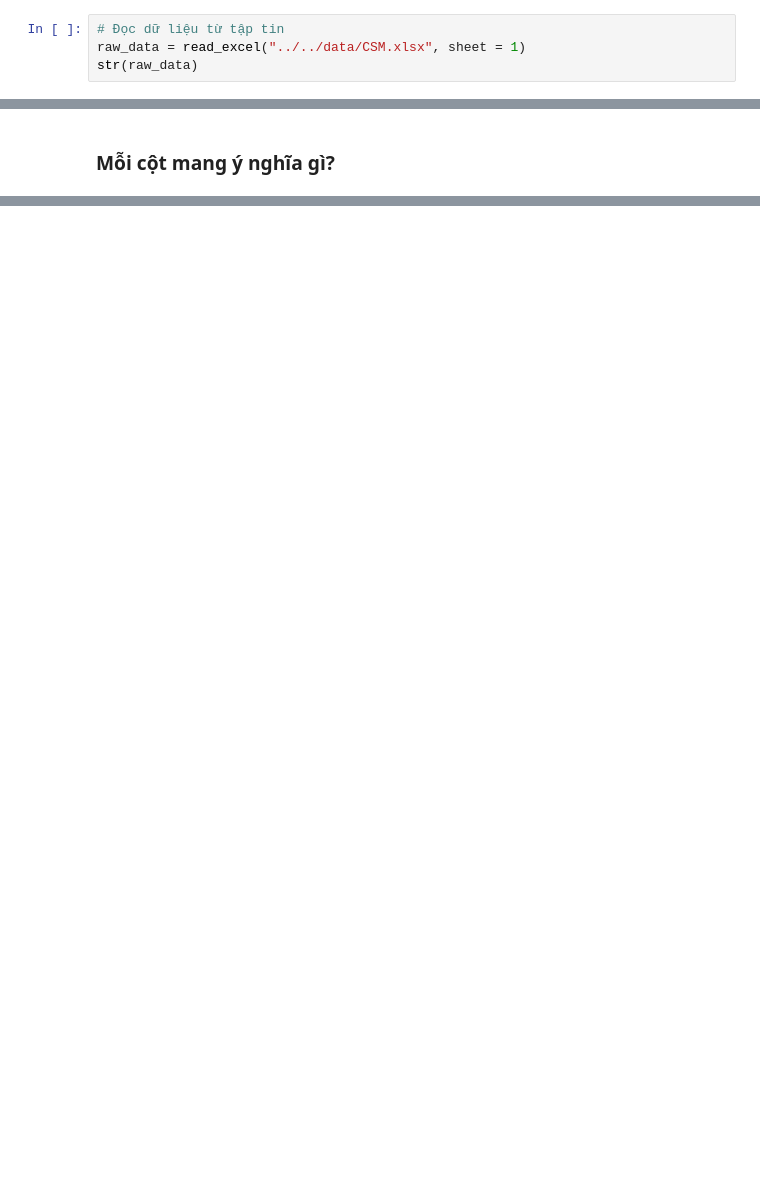
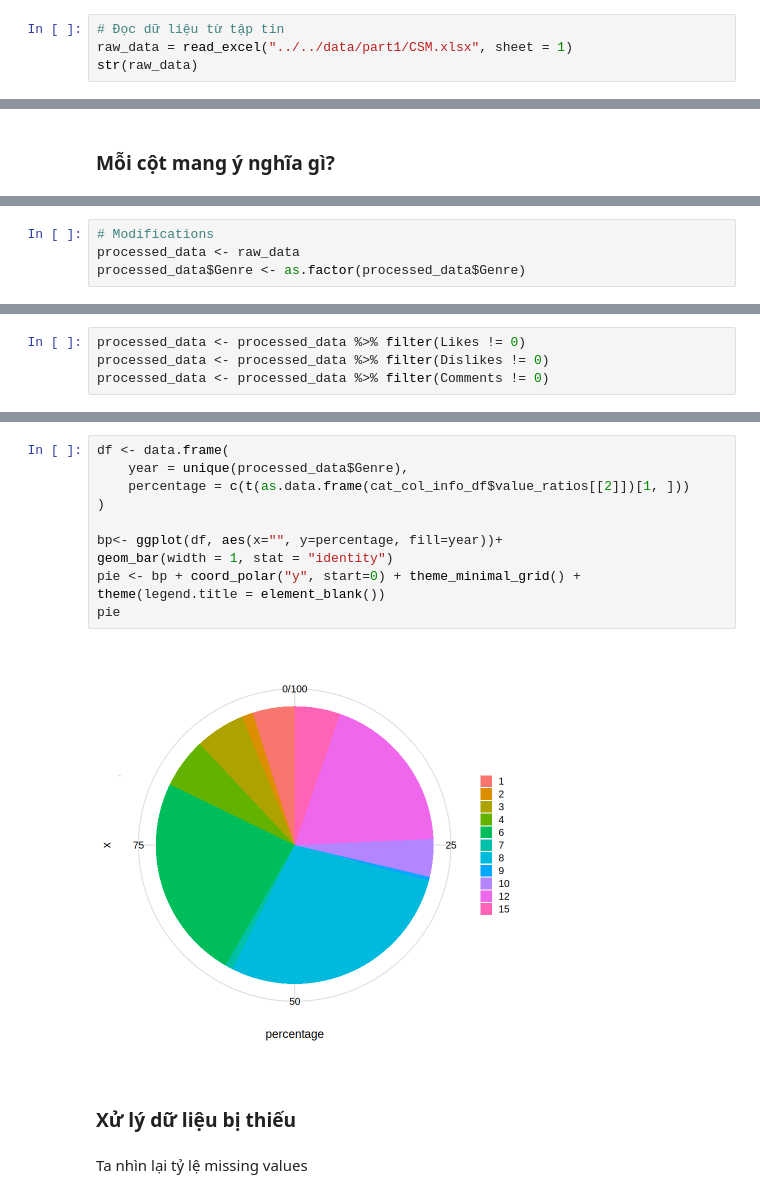
Before and after one commit to lnhutnam/MTT147-FinalProject, a Jupyter notebook: src/part-01/CSM-analysis.ipynb, the cells around one changed output, grey strips where cells are left out. Saved outputs shown, nothing was run; the diff lists cells and outputs as text; blank space fills up the shorter version.

```diff
--- a/src/part-01/CSM-analysis.ipynb
+++ b/src/part-01/CSM-analysis.ipynb
@@ -53,7 +77,7 @@ remove_high_vif <- function(regr_variable, data, threshold = 5) {
 ## Đọc dữ liệu
 # %%
 # Đọc dữ liệu từ tập tin
-raw_data = read_excel("../../data/CSM.xlsx", sheet = 1)
+raw_data = read_excel("../../data/part1/CSM.xlsx", sheet = 1)
 str(raw_data)
 # %% [output]
 tibble [231 × 14] (S3: tbl_df/tbl/data.frame)
@@ -135,0 +174,4 @@ tibble [231 × 14] (S3: tbl_df/tbl/data.frame)
+# %%
+# Modifications
+processed_data <- raw_data
+processed_data$Genre <- as.factor(processed_data$Genre)
@@ -135,0 +250,4 @@ tibble [231 × 14] (S3: tbl_df/tbl/data.frame)
+# %%
+processed_data <- processed_data %>% filter(Likes != 0)
+processed_data <- processed_data %>% filter(Dislikes != 0)
+processed_data <- processed_data %>% filter(Comments != 0)
@@ -135,0 +357,16 @@ tibble [231 × 14] (S3: tbl_df/tbl/data.frame)
+# %%
+df <- data.frame(
+    year = unique(processed_data$Genre),
+    percentage = c(t(as.data.frame(cat_col_info_df$value_ratios[[2]])[1, ]))
+)
+
+bp<- ggplot(df, aes(x="", y=percentage, fill=year))+
+geom_bar(width = 1, stat = "identity")
+pie <- bp + coord_polar("y", start=0) + theme_minimal_grid() + theme(legend.title = element_blank())
+pie
+# %% [output]
+[figure, added]
+# %% [markdown]
+### Xử lý dữ liệu bị thiếu
+# %% [markdown]
+Ta nhìn lại tỷ lệ missing values
```
Also changed, not shown: parts of 224 cells of this notebook, 2 other files.
